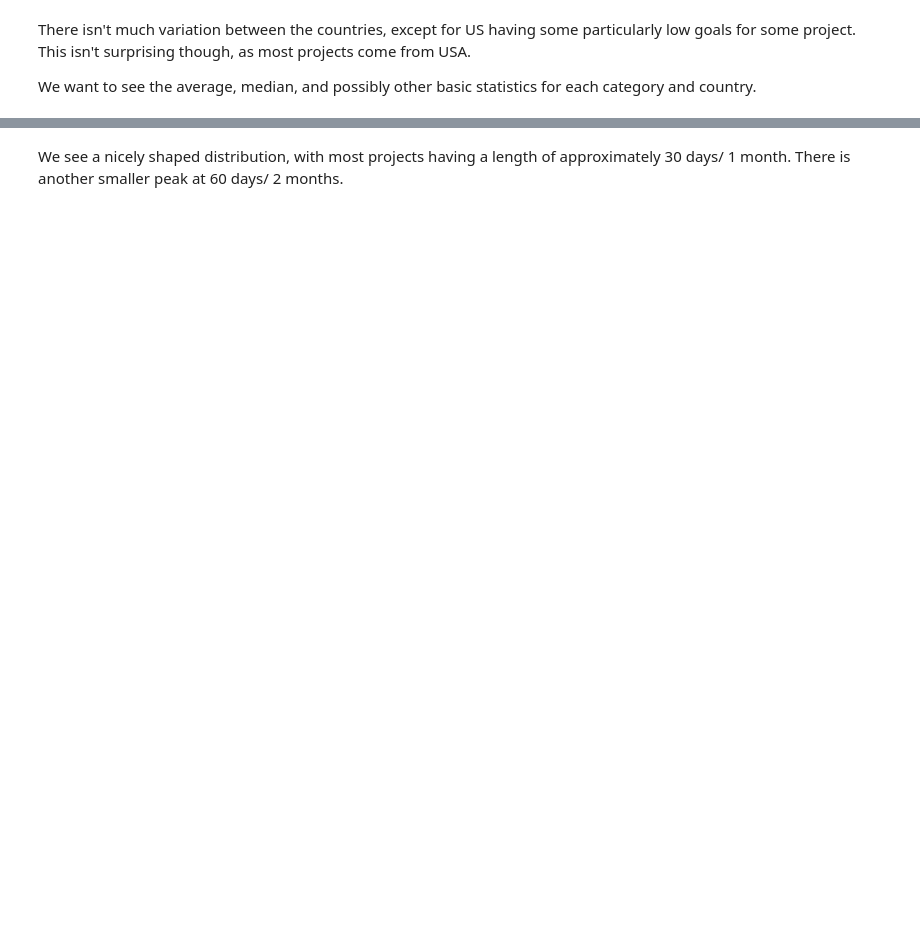
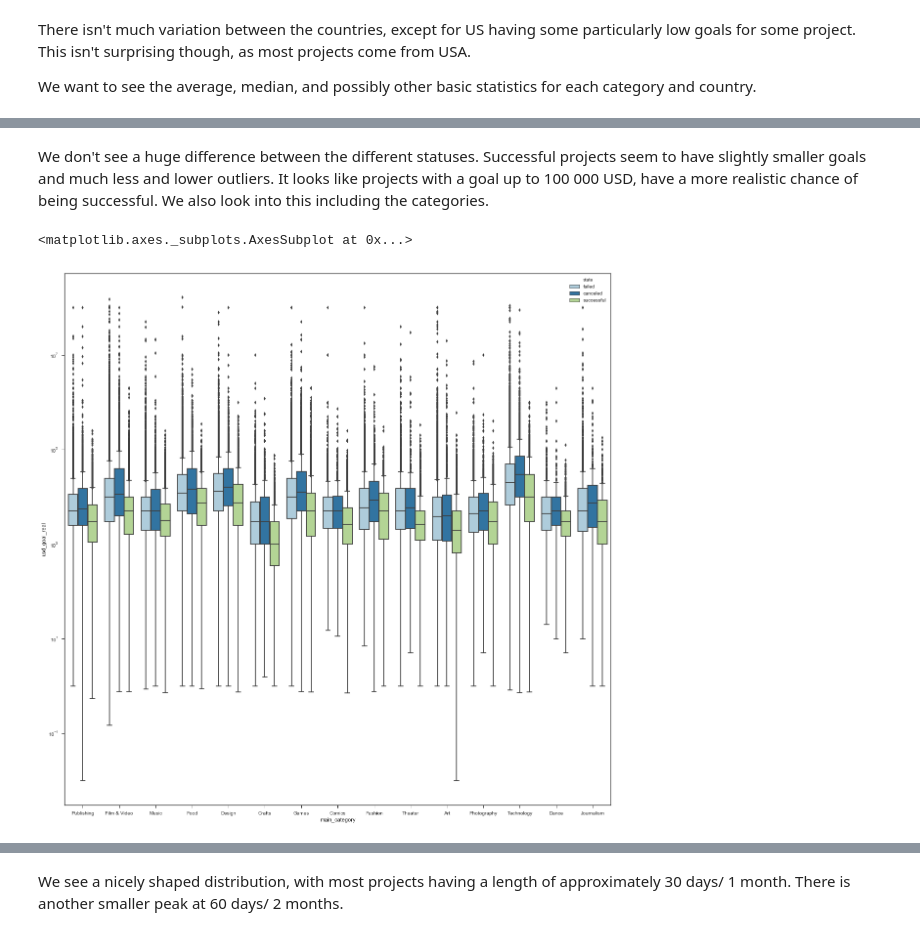
Before and after one commit to vmai1/dataExplorationProject, a Jupyter notebook: Python Code.ipynb, the cells around one changed output, grey strips where cells are left out. Saved outputs shown, nothing was run; the diff lists cells and outputs as text; code cells hidden in the pictures; blank space fills up the shorter version.

```diff
--- a/Python Code.ipynb
+++ b/Python Code.ipynb
@@ -240,0 +453,12 @@ First we look into the distribution of the project length.
+# %% [markdown]
+We don't see a huge difference between the different statuses. Successful projects seem to have slightly smaller goals and much less and lower outliers.
+It looks like projects with a goal up to 100 000 USD, have a more realistic chance of being successful. We also look into this including the categories.
+# %%
+plt.figure(figsize=(20,20))
+plt.yscale("log")
+sns.set(style="ticks")
+sns.boxplot(x="main_category", y="usd_goal_real", hue="state",data=ks, palette="Paired")
+# sns.despine(offset=10, trim=True)
+# %% [output]
+<matplotlib.axes._subplots.AxesSubplot at 0x...>
+[figure, added]
```
Also changed, not shown: parts of 48 cells of this notebook.
